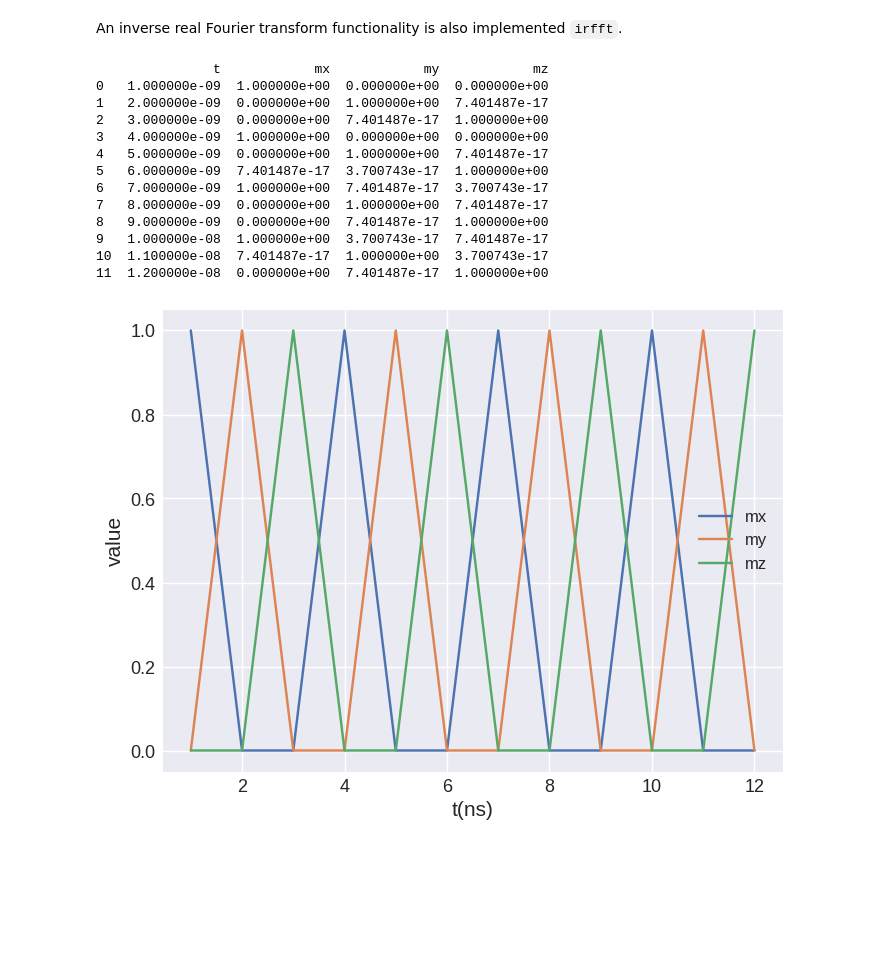
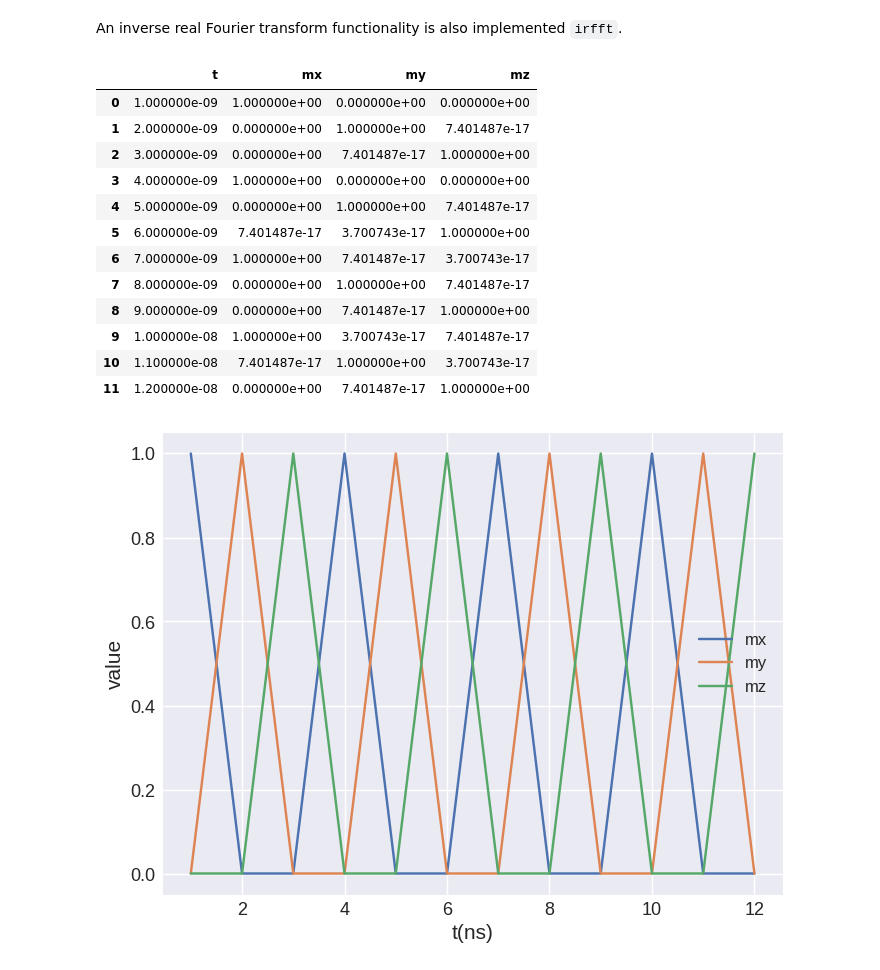
Before and after one commit to ubermag/ubermagtable, a Jupyter notebook: docs/table-fft.ipynb, the cells around one changed output. Cells and saved outputs as stored; diff of their text form; code cells hidden in the pictures; blank space fills up the shorter version.

```diff
--- a/docs/table-fft.ipynb
+++ b/docs/table-fft.ipynb
@@ -100,19 +55,19 @@ fft_table.apply(np.abs).mpl(y=["ft_mx", "ft_my"])
 An inverse real Fourier transform functionality is also implemented `irfft`.
 # %%
 ifft_table = fft_table.irfft()
-ifft_table
+ifft_table.data
 # %% [output]
-               t            mx            my            mz
-0   1.000000e-09  1.000000e+00  0.000000e+00  0.000000e+00
-1   2.000000e-09  0.000000e+00  1.000000e+00  7.401487e-17
-2   3.000000e-09  0.000000e+00  7.401487e-17  1.000000e+00
-3   4.000000e-09  1.000000e+00  0.000000e+00  0.000000e+00
-4   5.000000e-09  0.000000e+00  1.000000e+00  7.401487e-17
-5   6.000000e-09  7.401487e-17  3.700743e-17  1.000000e+00
-6   7.000000e-09  1.000000e+00  7.401487e-17  3.700743e-17
-7   8.000000e-09  0.000000e+00  1.000000e+00  7.401487e-17
-8   9.000000e-09  0.000000e+00  7.401487e-17  1.000000e+00
-9   1.000000e-08  1.000000e+00  3.700743e-17  7.401487e-17
-10  1.100000e-08  7.401487e-17  1.000000e+00  3.700743e-17
-11  1.200000e-08  0.000000e+00  7.401487e-17  1.000000e+00
+|  | t | mx | my | mz |
+| 0 | 1.000000e-09 | 1.000000e+00 | 0.000000e+00 | 0.000000e+00 |
+| 1 | 2.000000e-09 | 0.000000e+00 | 1.000000e+00 | 7.401487e-17 |
+| 2 | 3.000000e-09 | 0.000000e+00 | 7.401487e-17 | 1.000000e+00 |
+| 3 | 4.000000e-09 | 1.000000e+00 | 0.000000e+00 | 0.000000e+00 |
+| 4 | 5.000000e-09 | 0.000000e+00 | 1.000000e+00 | 7.401487e-17 |
+| 5 | 6.000000e-09 | 7.401487e-17 | 3.700743e-17 | 1.000000e+00 |
+| 6 | 7.000000e-09 | 1.000000e+00 | 7.401487e-17 | 3.700743e-17 |
+| 7 | 8.000000e-09 | 0.000000e+00 | 1.000000e+00 | 7.401487e-17 |
+| 8 | 9.000000e-09 | 0.000000e+00 | 7.401487e-17 | 1.000000e+00 |
+| 9 | 1.000000e-08 | 1.000000e+00 | 3.700743e-17 | 7.401487e-17 |
+| 10 | 1.100000e-08 | 7.401487e-17 | 1.000000e+00 | 3.700743e-17 |
+| 11 | 1.200000e-08 | 0.000000e+00 | 7.401487e-17 | 1.000000e+00 |
 # %%
```
Also changed, not shown: parts of 8 cells of this notebook, 6 other files.
